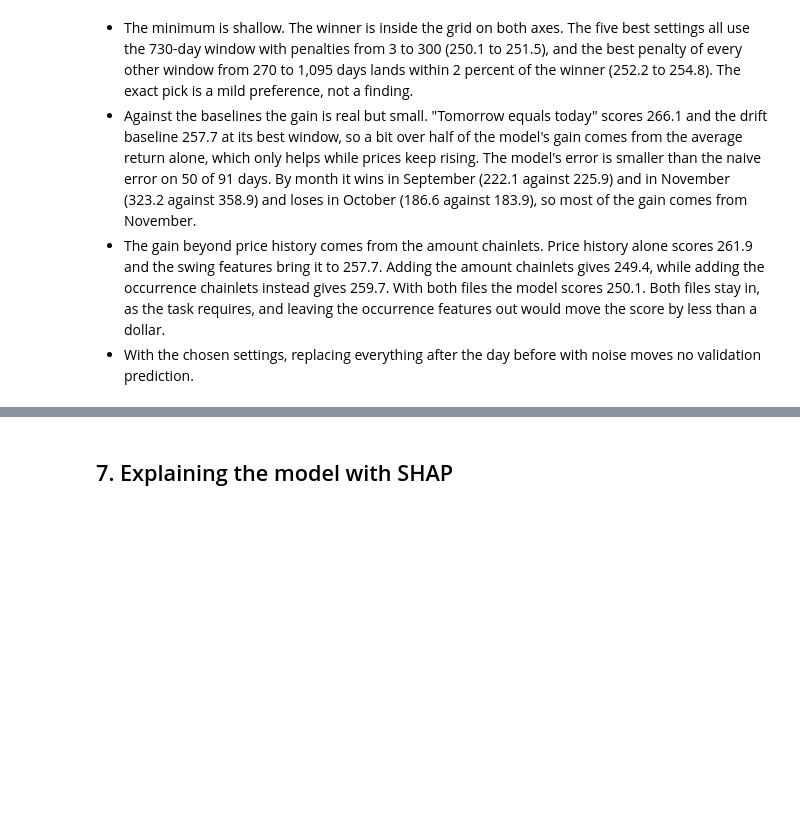
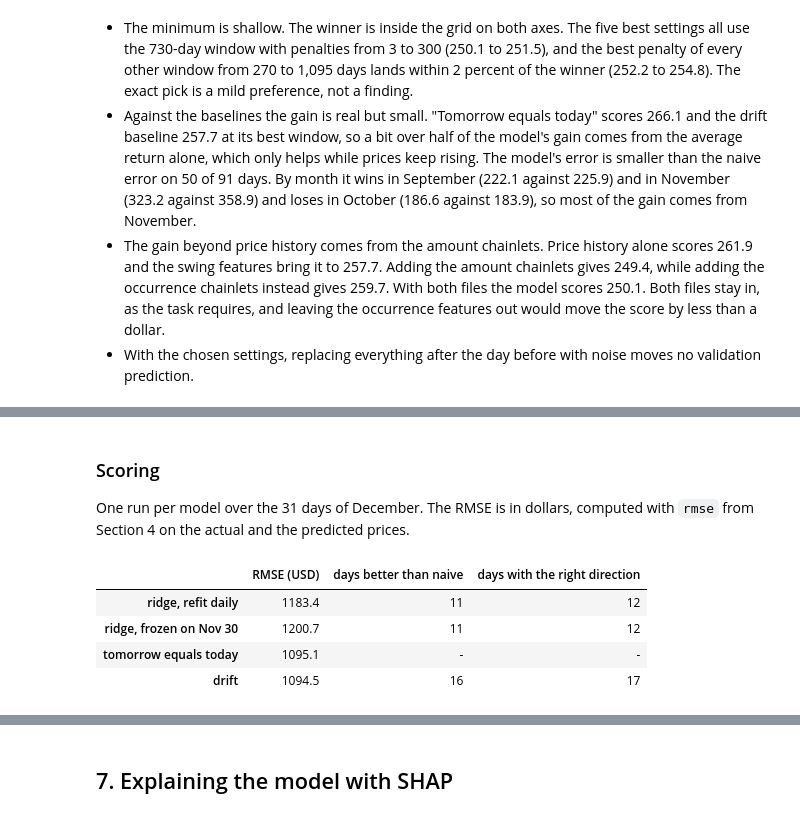
Before and after one commit to alexhubenthal/alexhubenthal-btc-chainlet-hw2, a Jupyter notebook: btc_chainlet_xai.ipynb, the cells around one changed output, grey strips where cells are left out. Cells and saved outputs as stored; diff of their text form; code cells hidden in the pictures; blank space fills up the shorter version.

```diff
--- a/btc_chainlet_xai.ipynb
+++ b/btc_chainlet_xai.ipynb
@@ -1120,0 +1146,51 @@ assert_no_leak(table, scenarios[:1], make_final, WINDOW_DAYS)
+# %% [markdown]
+### Scoring
+
+One run per model over the 31 days of December. The RMSE is in dollars, computed with `rmse` from Section 4 on
+the actual and the predicted prices.
+# %%
+december_run = walk_forward(table, FEATURES, make_final, WINDOW_DAYS, TEST_START, TEST_END, allow_test=True)
+frozen_run = walk_forward(
+    table, FEATURES, make_final, WINDOW_DAYS, TEST_START, TEST_END, refit_every=len(test_days), allow_test=True
+)
+naive_december = walk_forward(table, FEATURES, make_naive, WINDOW_DAYS, TEST_START, TEST_END, allow_test=True)
+drift_december = walk_forward(table, FEATURES, make_drift, WINDOW_DAYS, TEST_START, TEST_END, allow_test=True)
+
+december_runs = {
+    "ridge, refit daily": december_run,
+    "ridge, frozen on Nov 30": frozen_run,
+    "tomorrow equals today": naive_december,
+    "drift": drift_december,
+}
+
+# y holds the 31 actual prices, and every run is checked against it and against the 31 days.
+y = data["price"].reindex(test_days).to_numpy()
+assert len(y) == 31
+for run in december_runs.values():
+    assert run.index.equals(test_days) and np.array_equal(run["actual"].to_numpy(), y)
+
+BASELINE = "tomorrow equals today"
+abs_error = {name: (run["actual"] - run["predicted"]).abs() for name, run in december_runs.items()}
+
+
+def direction_hits(run):
+    """Days on which the predicted move from the previous day has the same sign as the actual move."""
+    predicted_move = np.sign(run["predicted"] - run["previous_price"])
+    return int((predicted_move == np.sign(run["actual"] - run["previous_price"])).sum())
+
+
+scores = {}
+for name, run in december_runs.items():
+    has_baseline = name != BASELINE
+    scores[name] = {
+        "RMSE (USD)": round(rmse(y, run["predicted"]), 1),
+        "days better than naive": int((abs_error[name] < abs_error[BASELINE]).sum()) if has_baseline else "-",
+        "days with the right direction": direction_hits(run) if has_baseline else "-",
+    }
+pd.DataFrame.from_dict(scores, orient="index")
+# %% [output]
+|  | RMSE (USD) | days better than naive | days with the right direction |
+| ridge, refit daily | 1183.4 | 11 | 12 |
+| ridge, frozen on Nov 30 | 1200.7 | 11 | 12 |
+| tomorrow equals today | 1095.1 | - | - |
+| drift | 1094.5 | 16 | 17 |
```
Also changed, not shown: parts of 6 cells of this notebook.
